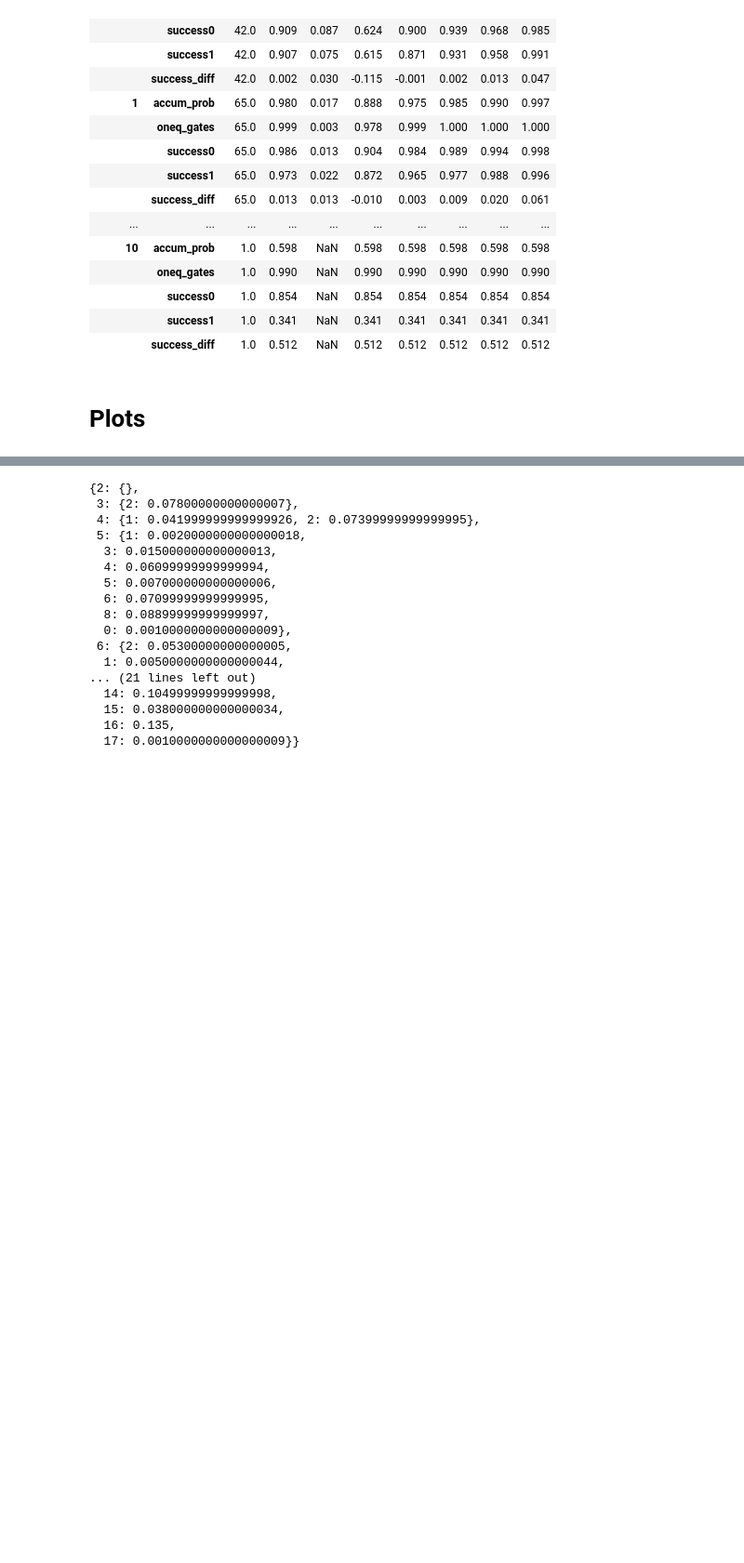
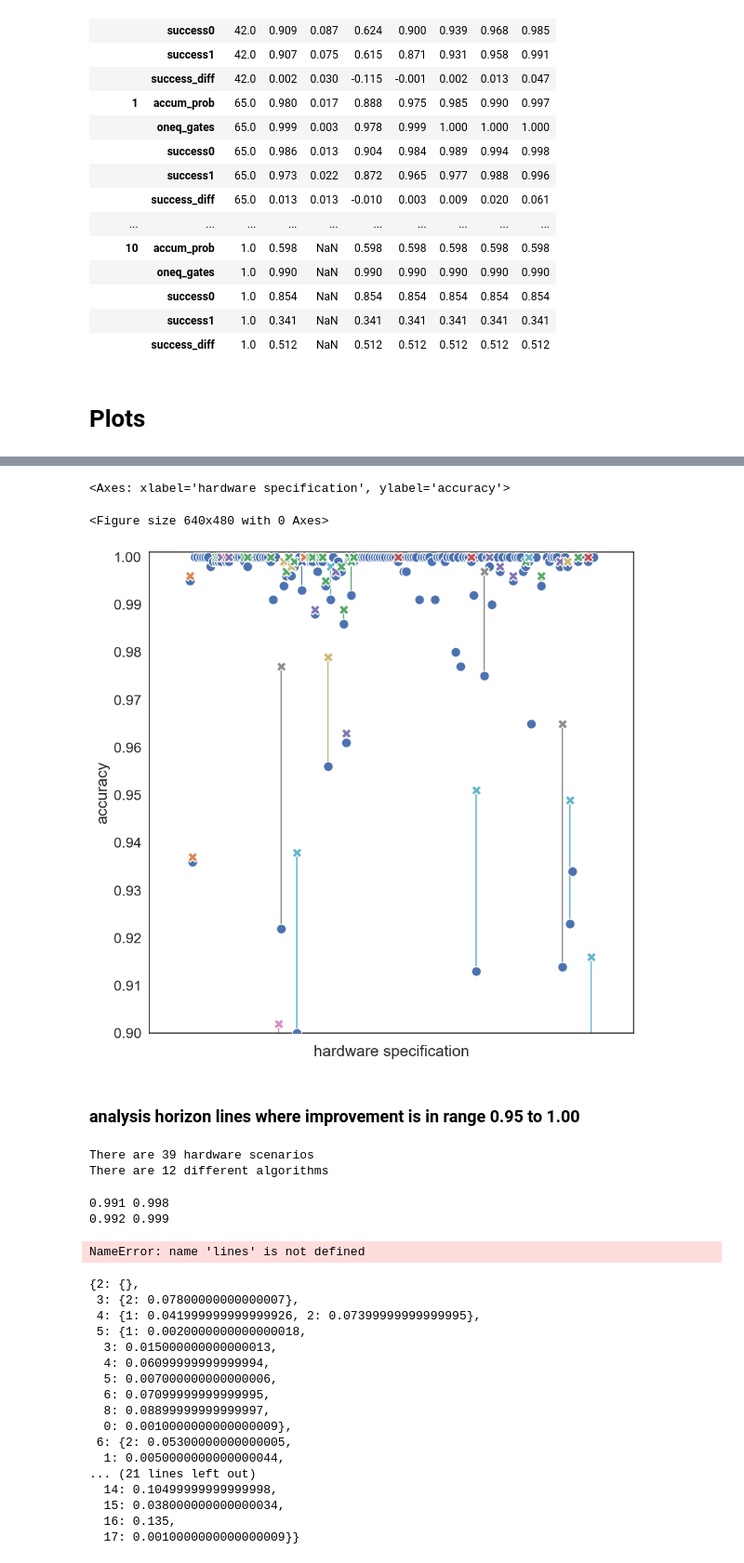
Before and after one commit to smml1996/algorithm_synthesis, a Jupyter notebook: notebooks_pnas/reset.ipynb, the cells around one changed output, grey strips where cells are left out. Shown at 93% size. Drawn from its saved outputs; the diff is of its cells as text; code cells hidden in the pictures; blank space fills up the shorter version.

```diff
--- a/notebooks_pnas/reset.ipynb
+++ b/notebooks_pnas/reset.ipynb
@@ -161,0 +160,46 @@ for horizon in range(2, 8):
+# %%
+get_scatterplot_guarantees_compare(ResetExperimentID.main, 7, df, horizon_lines, horizon_to_num_algs, y_range=[0.90, 1.001], y_stepsize=0.01, img_name="low_noise_reset7_90", figsize=figsize)
+# %% [output]
+<Axes: xlabel='hardware specification', ylabel='accuracy'>
+<Figure size 640x480 with 0 Axes>
+[figure, added]
+# %% [markdown]
+### analysis horizon lines where improvement is in range 0.95 to 1.00
+# %%
+count_scenarios = 0
+algorithms = set()
+for line in horizon_lines[7]:
+    ymin = line[1]
+    ymax = line[2]
+
+    algorithm = line[3]
+    if ymin >= 0.99 and ymax > ymin:
+        algorithms.add(algorithm)
+        count_scenarios += 1
+print(f"There are {count_scenarios} hardware scenarios")
+print(f"There are {len(algorithms)} different algorithms")
+# %% [output]
+There are 39 hardware scenarios
+There are 12 different algorithms
+# %%
+vals = set()
+for line in horizon_lines[7]:
+    ymin = line[1]
+    ymax = line[2]
+
+    algorithm = line[3]
+    if ymin >= 0.99 and ymax > ymin:
+        vals.add((ymax - ymin))
+
+max_improv = max(vals)
+for line in horizon_lines[7]:
+    ymin = line[1]
+    ymax = line[2]
+
+    algorithm = line[3]
+    if ymin >= 0.99 and ymax > ymin:
+        if (ymax-ymin) == max_improv:
+            print(ymin, ymax)
+# %% [output]
+0.991 0.998
+0.992 0.999
@@ -162,3 +220,7 @@ for horizon in range(2, 8):
+# %%
+lines
+# %% [output]
+NameError: name 'lines' is not defined
 # %%
 get_best_algos_advantanges(ResetExperimentID.main, diff_algs_to_spec)
 # %% [output]
```
Also changed, not shown: parts of 5 cells of this notebook, 10 other files.
